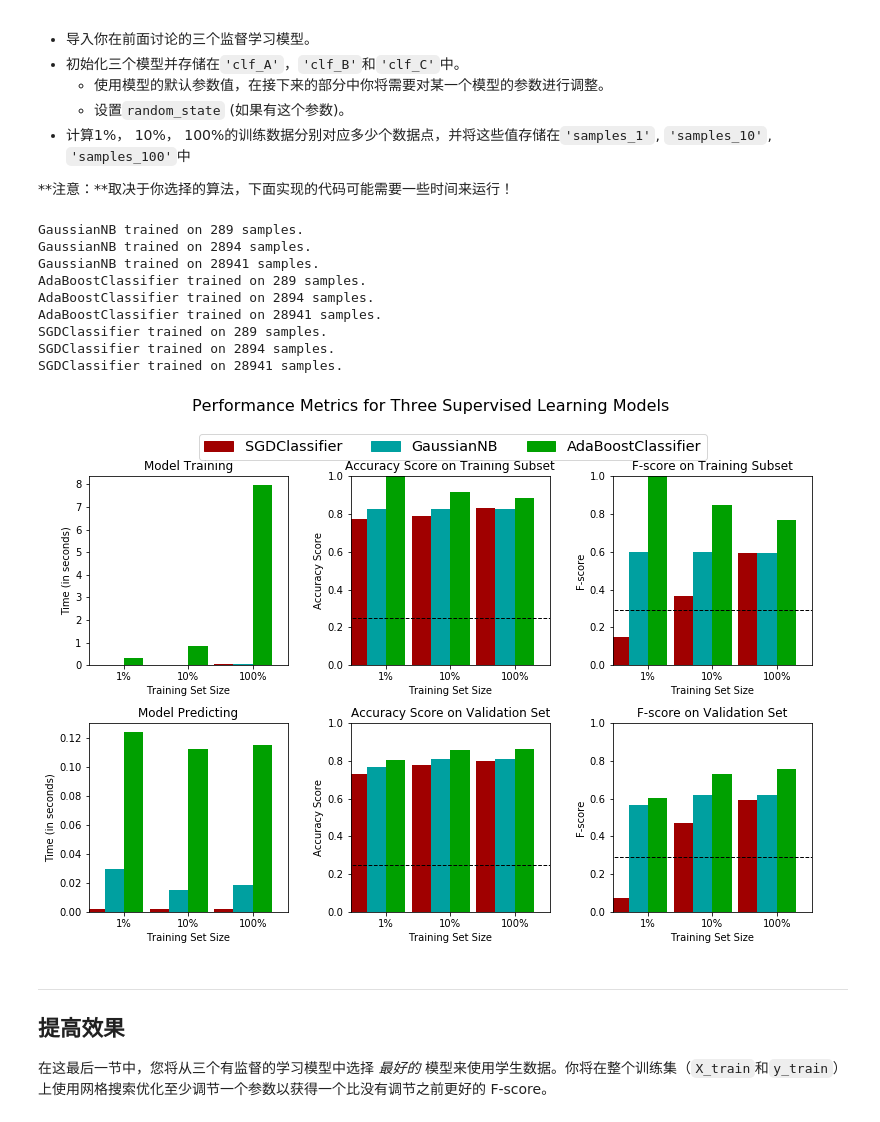
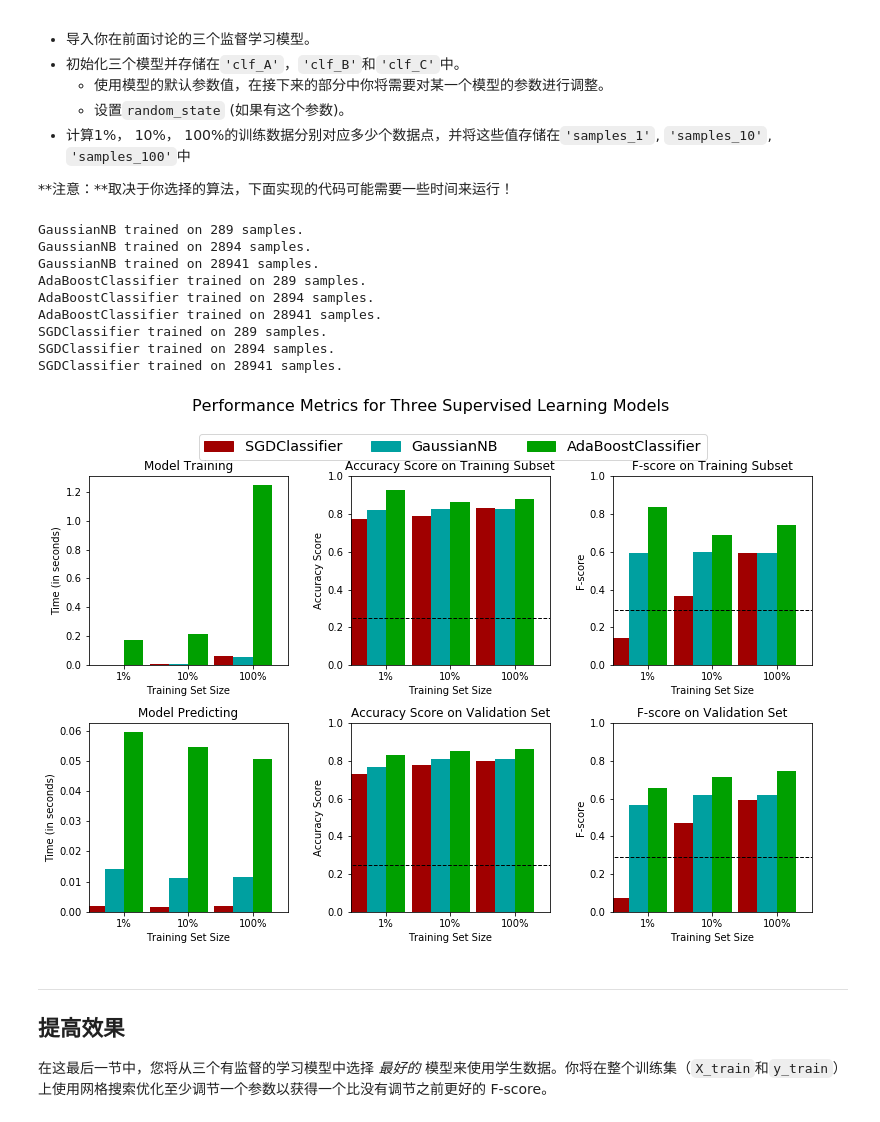
Before and after one commit to china10s/Udacity_ML, a Jupyter notebook: finding_donors/finding_donors.ipynb, the cells around one changed output. Drawn from its saved outputs; the diff is of its cells as text; code cells hidden in the pictures.

```diff
--- a/finding_donors/finding_donors.ipynb
+++ b/finding_donors/finding_donors.ipynb
@@ -394,20 +394,20 @@ def train_predict(learner, sample_size, X_train, y_train, X_val, y_val):
     #       然后得到对前300个训练数据的预测结果
     start = time() # 获得程序开始时间
     predictions_val = learner.predict(X_val)
-    predictions_train = learner.predict(X_train_s.head(300))
+    predictions_train = learner.predict(X_train.head(300))
     end = time() # 获得程序结束时间
 
     # TODO：计算预测用时
     results['pred_time'] = (end-start)
 
     # TODO：计算在最前面的300个训练数据的准确率
-    results['acc_train'] = accuracy_score(y_train_s.head(300),predictions_train)
+    results['acc_train'] = accuracy_score(y_train.head(300),predictions_train)
 
     # TODO：计算在验证上的准确率
     results['acc_val'] = accuracy_score(y_val,predictions_val)
 
     # TODO：计算在最前面300个训练数据上的F-score
-    results['f_train'] = fbeta_score(y_train_s.head(300),predictions_train,beta=0.5)
+    results['f_train'] = fbeta_score(y_train.head(300),predictions_train,beta=0.5)
 
     # TODO：计算验证集上的F-score
     results['f_val'] = fbeta_score(y_val,predictions_val,beta=0.5)
@@ -439,47 +439,43 @@ from sklearn.linear_model import LogisticRegression
 
 # TODO：初始化三个模型
 clf_A = GaussianNB()
-clf_B = DecisionTreeClassifier(max_depth=4,random_state=0)
+clf_B = DecisionTreeClassifier(random_state=0)
 clf_C = AdaBoostClassifier(
-        base_estimator=DecisionTreeClassifier(max_depth=4),
-        n_estimators=100,
-        learning_rate=0.03,
         random_state=0
     )
 clf_D = KNeighborsClassifier(n_neighbors=10, algorithm='ball_tree')
-clf_E = SGDClassifier(loss="hinge", penalty="l2",random_state=0)
+clf_E = SGDClassifier(loss="hinge",random_state=0)
 clf_F = svm.SVC(random_state=0)
 clf_G = LogisticRegression(C=1e5,random_state=0)
 
 # TODO：计算1%， 10%， 100%的训练数据分别对应多少点
-lenTrain = X_train.shape[0]
-samples_1 = long(lenTrain*0.01)
-samples_10 = long(lenTrain*0.1)
-samples_100 = long(lenTrain)
+samples_1 = len(X_train)/100
+samples_10 = len(X_train)/10
+samples_100 = len(X_train)
 
 # clf_A, clf_B, clf_C, clf_D, clf_E, clf_F, clf_G
 # 收集学习器的结果
 results = {}
 for clf in [ clf_A, clf_C, clf_E]:
     clf_name = clf.__class__.__name__
     results[clf_name] = {}
-    for i, samples in enumerate([samples_1, samples_10, samples_100]):
+    for i, samples in enumerate([int(samples_1), int(samples_10), int(samples_100)]):
         results[clf_name][i] = train_predict(clf, samples, X_train, y_train, X_val, y_val)
 
 
 # 对选择的三个模型得到的评价结果进行可视化
 vs.evaluate(results, accuracy, fscore)
 # %% [output]
 GaussianNB trained on 289 samples.
 GaussianNB trained on 2894 samples.
 GaussianNB trained on 28941 samples.
 AdaBoostClassifier trained on 289 samples.
 AdaBoostClassifier trained on 2894 samples.
 AdaBoostClassifier trained on 28941 samples.
 SGDClassifier trained on 289 samples.
 SGDClassifier trained on 2894 samples.
 SGDClassifier trained on 28941 samples.
-[figure, old version]
+[figure, new version]
 # %% [markdown]
 ----
 ## 提高效果
```
Also changed, not shown: 1 other file.
